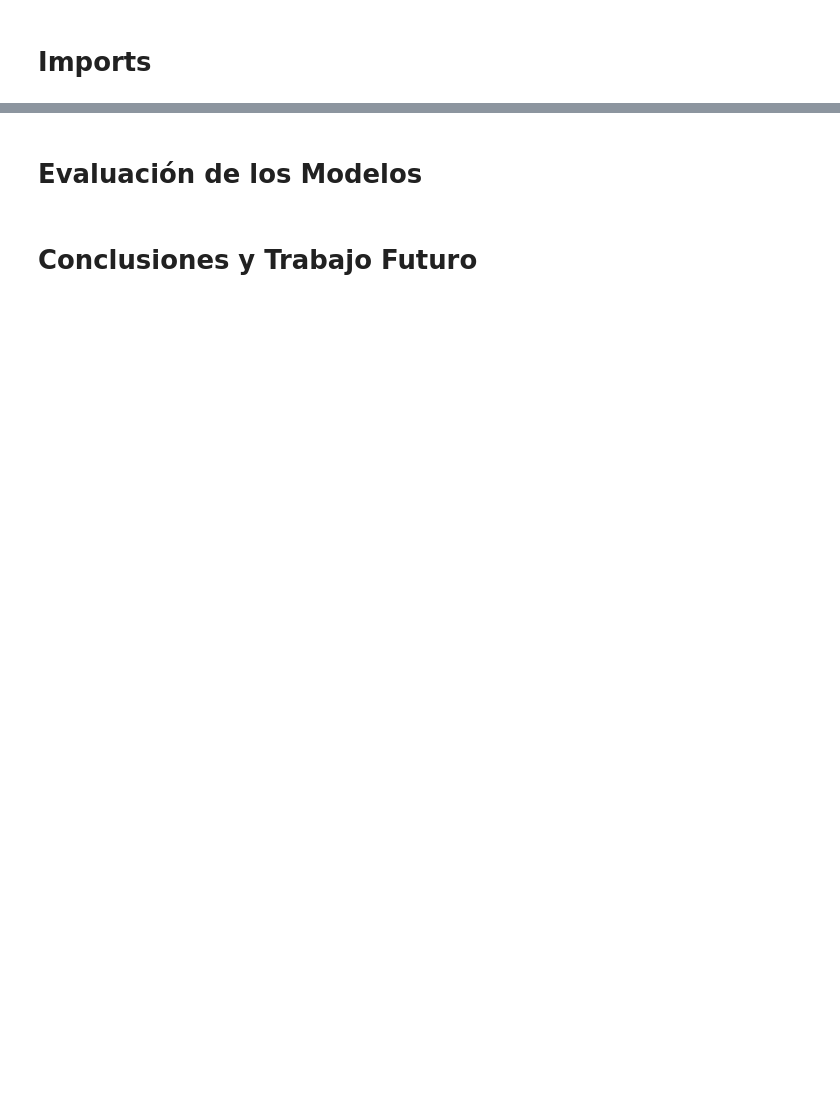
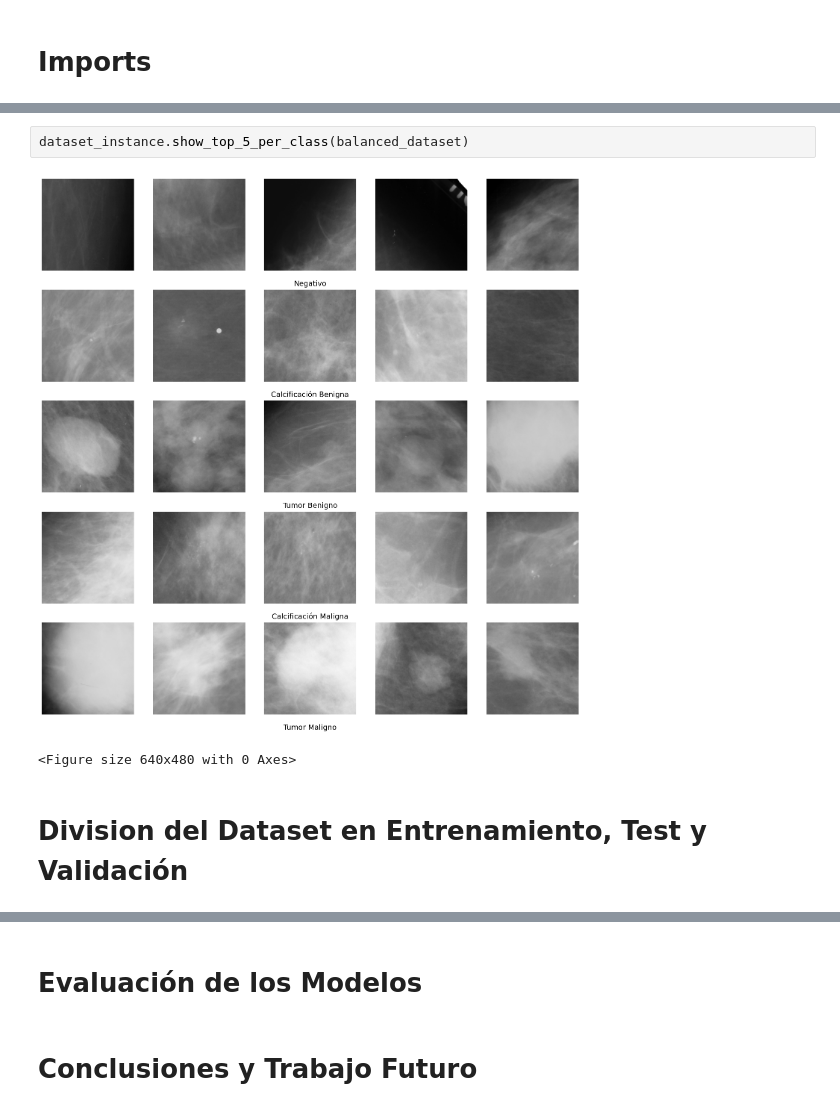
Before and after one commit to MalenaConstancio/mammography_proyect, a Jupyter notebook: mammography_proyect.ipynb, the cells around one changed output, grey strips where cells are left out. Drawn from its saved outputs; the diff is of its cells as text; blank space fills up the shorter version.

```diff
--- a/mammography_proyect.ipynb
+++ b/mammography_proyect.ipynb
@@ -94,0 +258,7 @@ Total labels loaded: 55885
+# %%
+dataset_instance.show_top_5_per_class(balanced_dataset)
+# %% [output]
+[figure, added]
+<Figure size 640x480 with 0 Axes>
+# %% [markdown]
+# Division del Dataset en Entrenamiento, Test y Validación
```
Also changed, not shown: parts of 30 cells of this notebook.
